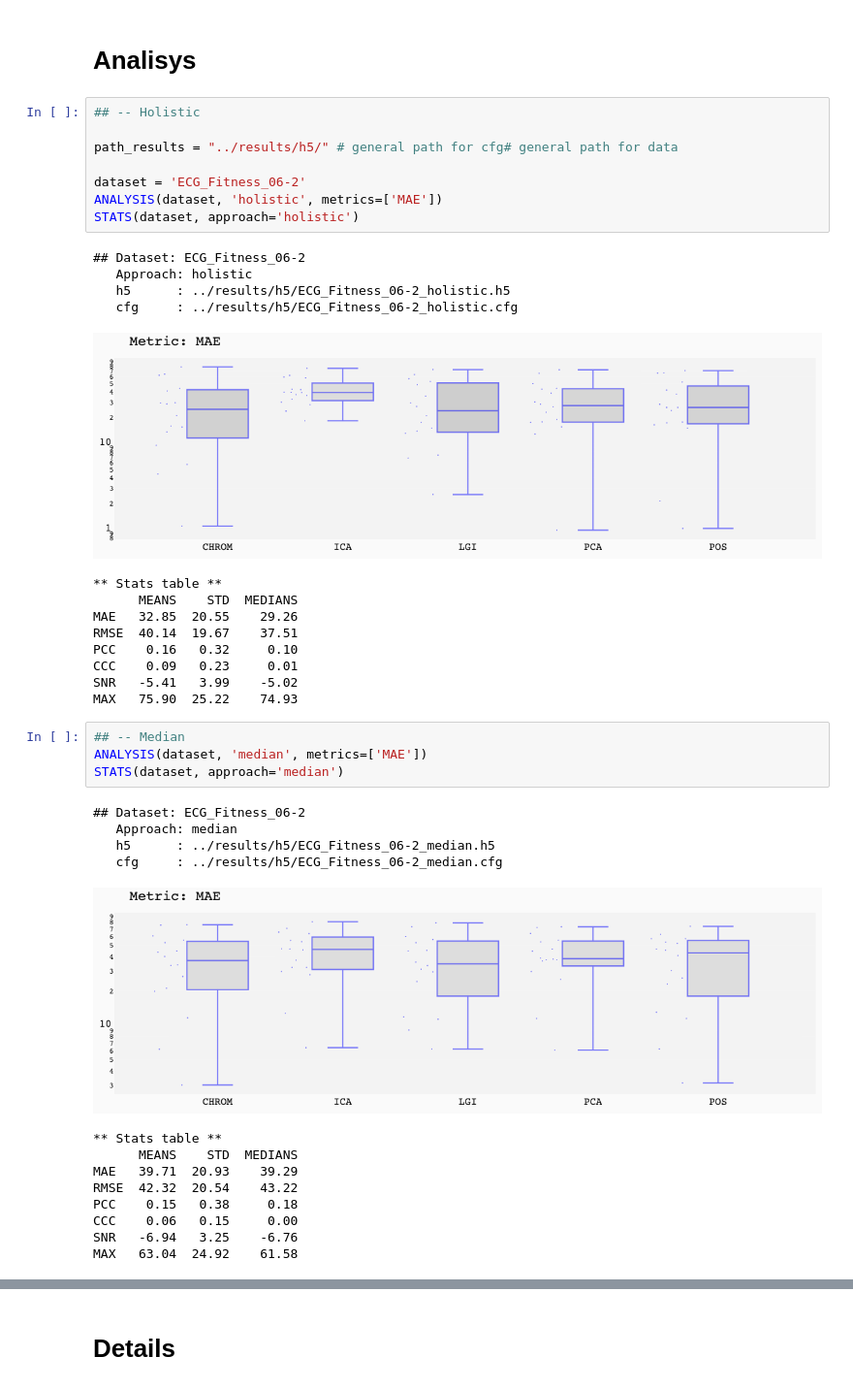
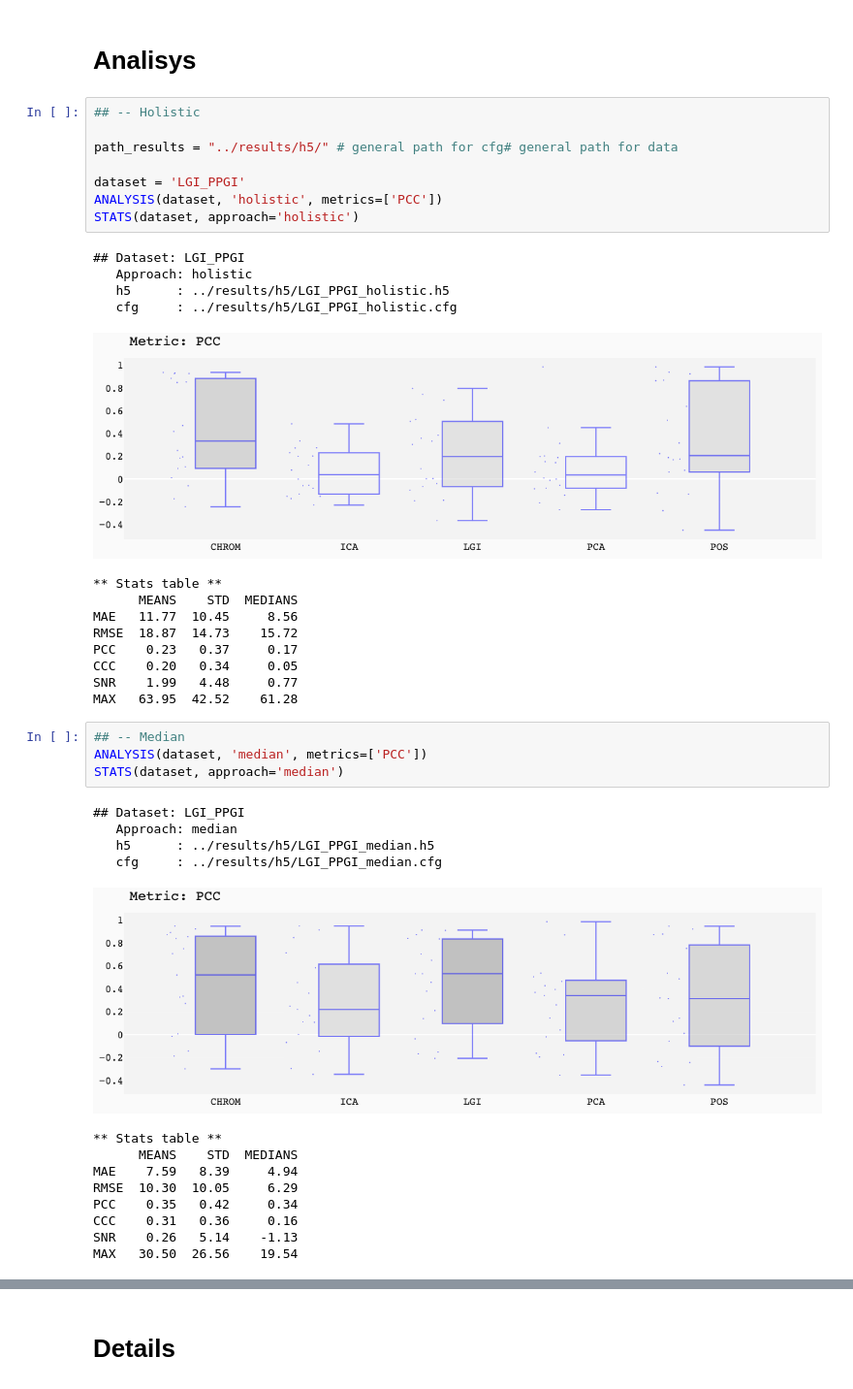
Before and after one commit to phuselab/pyVHR, a Jupyter notebook: notebooks/pyVHR_run_on_dataset.ipynb, the cells around one changed output, grey strips where cells are left out. Shown at 97% size. Cells and saved outputs as stored; diff of their text form.

```diff
--- a/notebooks/pyVHR_run_on_dataset.ipynb
+++ b/notebooks/pyVHR_run_on_dataset.ipynb
@@ -144,40 +144,40 @@ path_results = "results/cfg/" # general path for cfg
 
 path_results = "../results/h5/" # general path for cfg# general path for data
 
-dataset = 'ECG_Fitness_06-2'
-ANALYSIS(dataset, 'holistic', metrics=['MAE'])
+dataset = 'LGI_PPGI'
+ANALYSIS(dataset, 'holistic', metrics=['PCC'])
 STATS(dataset, approach='holistic')
 # %% [output]
-## Dataset: ECG_Fitness_06-2
+## Dataset: LGI_PPGI
    Approach: holistic
-   h5      : ../results/h5/ECG_Fitness_06-2_holistic.h5
-   cfg     : ../results/h5/ECG_Fitness_06-2_holistic.cfg
+   h5      : ../results/h5/LGI_PPGI_holistic.h5
+   cfg     : ../results/h5/LGI_PPGI_holistic.cfg
-[figure, old version]
+[figure, new version]
 ** Stats table **
       MEANS    STD  MEDIANS
-MAE   32.85  20.55    29.26
-RMSE  40.14  19.67    37.51
-PCC    0.16   0.32     0.10
-CCC    0.09   0.23     0.01
-SNR   -5.41   3.99    -5.02
-MAX   75.90  25.22    74.93
+MAE   11.77  10.45     8.56
+RMSE  18.87  14.73    15.72
+PCC    0.23   0.37     0.17
+CCC    0.20   0.34     0.05
+SNR    1.99   4.48     0.77
+MAX   63.95  42.52    61.28
 # %%
 ## -- Median
-ANALYSIS(dataset, 'median', metrics=['MAE'])
+ANALYSIS(dataset, 'median', metrics=['PCC'])
 STATS(dataset, approach='median')
 # %% [output]
-## Dataset: ECG_Fitness_06-2
+## Dataset: LGI_PPGI
    Approach: median
-   h5      : ../results/h5/ECG_Fitness_06-2_median.h5
-   cfg     : ../results/h5/ECG_Fitness_06-2_median.cfg
+   h5      : ../results/h5/LGI_PPGI_median.h5
+   cfg     : ../results/h5/LGI_PPGI_median.cfg
-[figure, old version]
+[figure, new version]
 ** Stats table **
       MEANS    STD  MEDIANS
-MAE   39.71  20.93    39.29
-RMSE  42.32  20.54    43.22
-PCC    0.15   0.38     0.18
-CCC    0.06   0.15     0.00
-SNR   -6.94   3.25    -6.76
-MAX   63.04  24.92    61.58
+MAE    7.59   8.39     4.94
+RMSE  10.30  10.05     6.29
+PCC    0.35   0.42     0.34
+CCC    0.31   0.36     0.16
+SNR    0.26   5.14    -1.13
+MAX   30.50  26.56    19.54
 # %%
 ## -- Clustering
```
Also changed, not shown: parts of 5 cells of this notebook, 32 other files.
